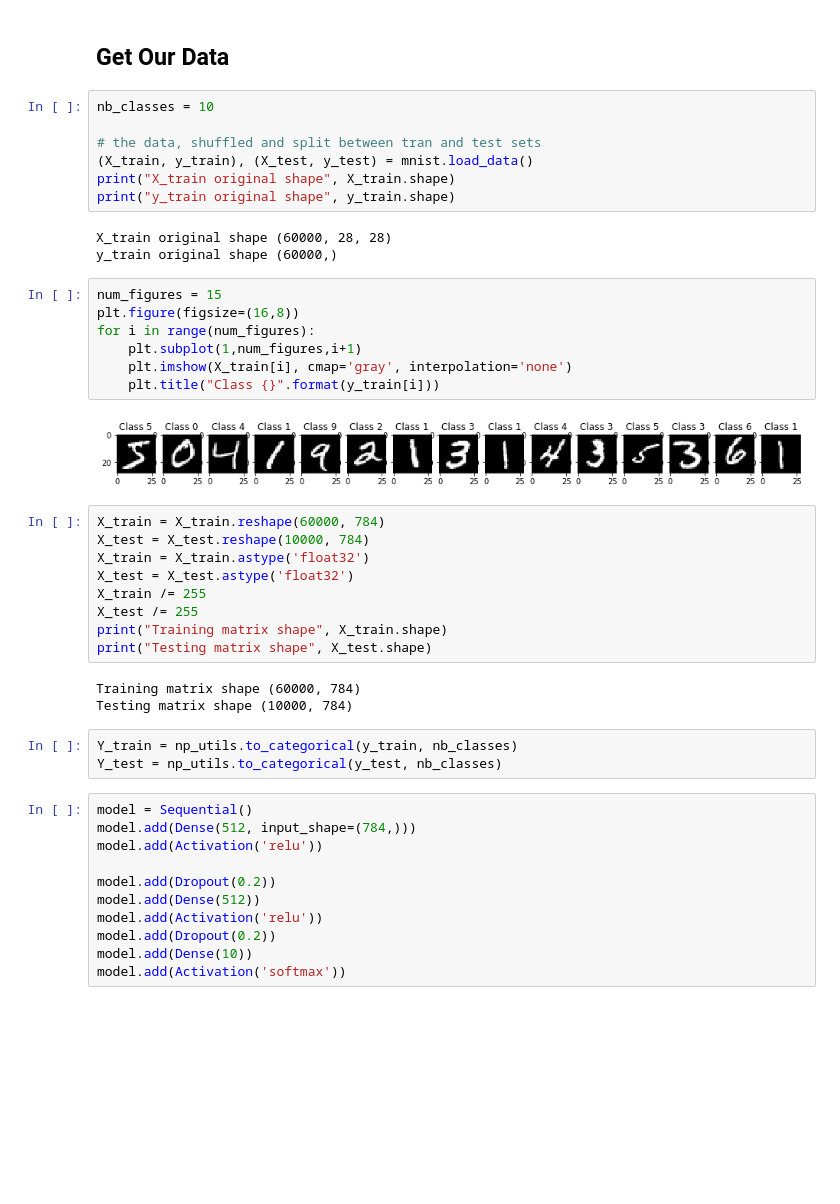
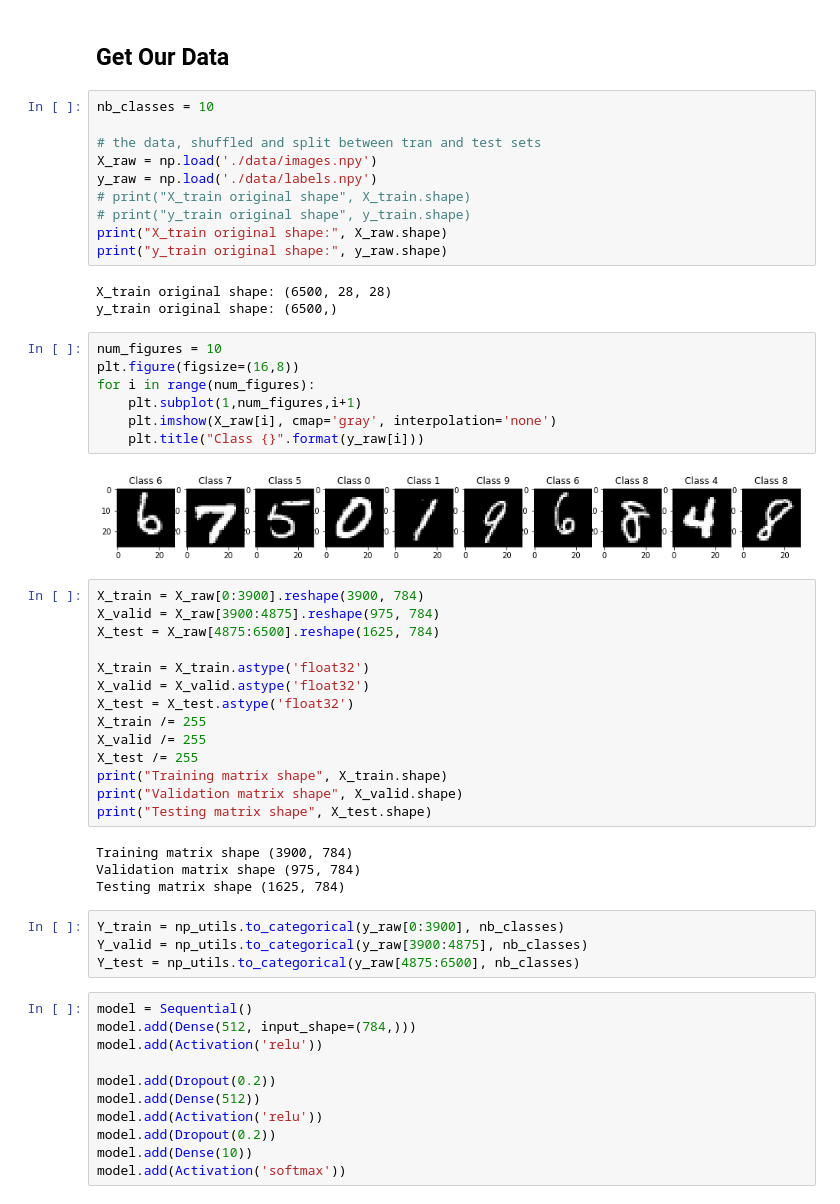
Before and after one commit to diggerdata/MNIST_TSN, a Jupyter notebook: ANN.ipynb, the cells around one changed output. Cells and saved outputs as stored; diff of their text form; blank space fills up the shorter version.

Commit message:
Implemented use of .npy data

```diff
--- a/ANN.ipynb
+++ b/ANN.ipynb
@@ -21,36 +21,46 @@ Using TensorFlow backend.
 nb_classes = 10
 
 # the data, shuffled and split between tran and test sets
-(X_train, y_train), (X_test, y_test) = mnist.load_data()
-print("X_train original shape", X_train.shape)
-print("y_train original shape", y_train.shape)
+X_raw = np.load('./data/images.npy')
+y_raw = np.load('./data/labels.npy')
+# print("X_train original shape", X_train.shape)
+# print("y_train original shape", y_train.shape)
+print("X_train original shape:", X_raw.shape)
+print("y_train original shape:", y_raw.shape)
 # %% [output]
-X_train original shape (60000, 28, 28)
-y_train original shape (60000,)
+X_train original shape: (6500, 28, 28)
+y_train original shape: (6500,)
 # %%
-num_figures = 15
+num_figures = 10
 plt.figure(figsize=(16,8))
 for i in range(num_figures):
     plt.subplot(1,num_figures,i+1)
-    plt.imshow(X_train[i], cmap='gray', interpolation='none')
-    plt.title("Class {}".format(y_train[i]))
+    plt.imshow(X_raw[i], cmap='gray', interpolation='none')
+    plt.title("Class {}".format(y_raw[i]))
 # %% [output]
-[figure, old version]
+[figure, new version]
 # %%
-X_train = X_train.reshape(60000, 784)
-X_test = X_test.reshape(10000, 784)
+X_train = X_raw[0:3900].reshape(3900, 784)
+X_valid = X_raw[3900:4875].reshape(975, 784)
+X_test = X_raw[4875:6500].reshape(1625, 784)
+
 X_train = X_train.astype('float32')
+X_valid = X_valid.astype('float32')
 X_test = X_test.astype('float32')
 X_train /= 255
+X_valid /= 255
 X_test /= 255
 print("Training matrix shape", X_train.shape)
+print("Validation matrix shape", X_valid.shape)
 print("Testing matrix shape", X_test.shape)
 # %% [output]
-Training matrix shape (60000, 784)
-Testing matrix shape (10000, 784)
+Training matrix shape (3900, 784)
+Validation matrix shape (975, 784)
+Testing matrix shape (1625, 784)
 # %%
-Y_train = np_utils.to_categorical(y_train, nb_classes)
-Y_test = np_utils.to_categorical(y_test, nb_classes)
+Y_train = np_utils.to_categorical(y_raw[0:3900], nb_classes)
+Y_valid = np_utils.to_categorical(y_raw[3900:4875], nb_classes)
+Y_test = np_utils.to_categorical(y_raw[4875:6500], nb_classes)
 # %%
 model = Sequential()
 model.add(Dense(512, input_shape=(784,)))
```
Also changed, not shown: parts of 6 cells of this notebook.
